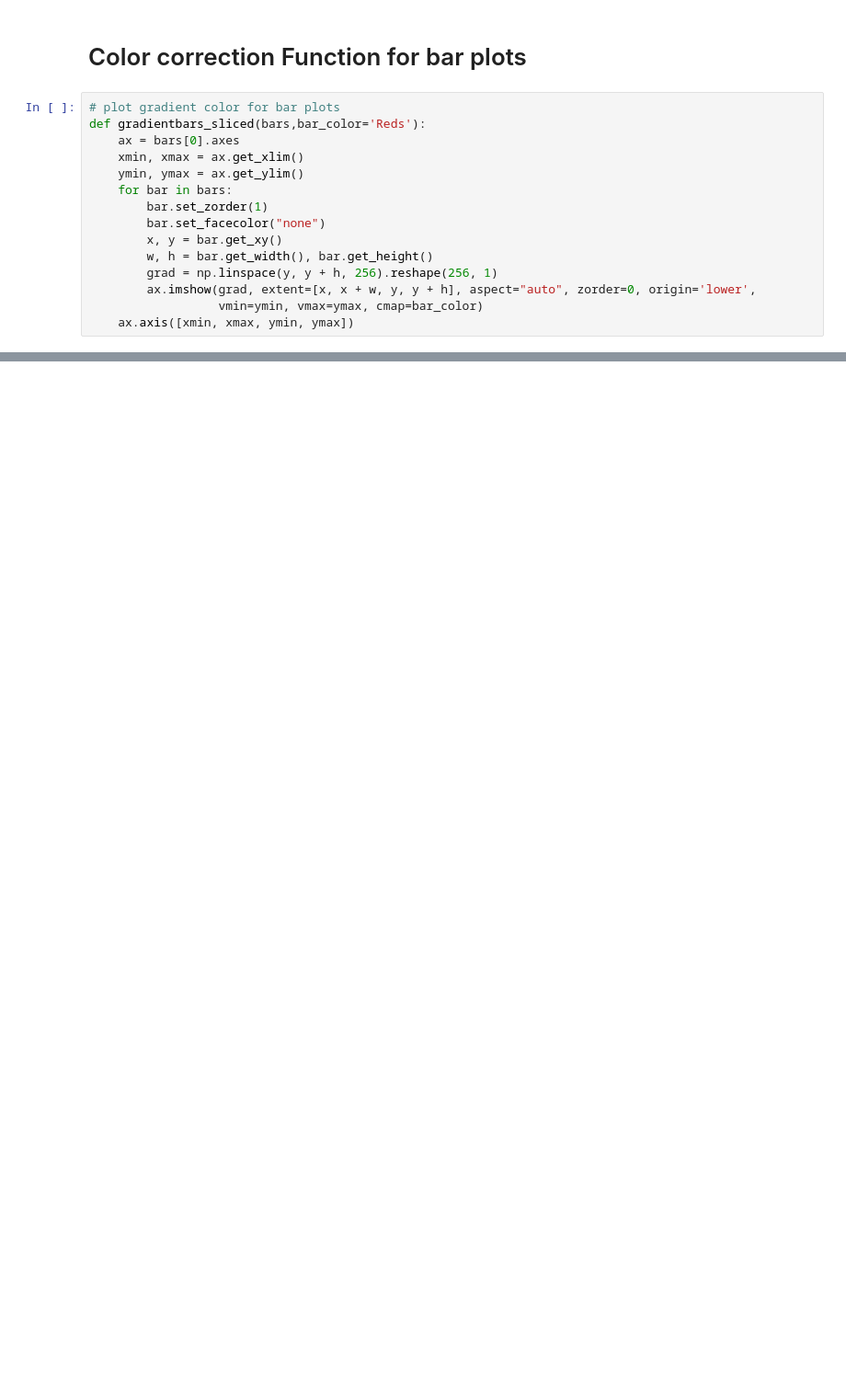
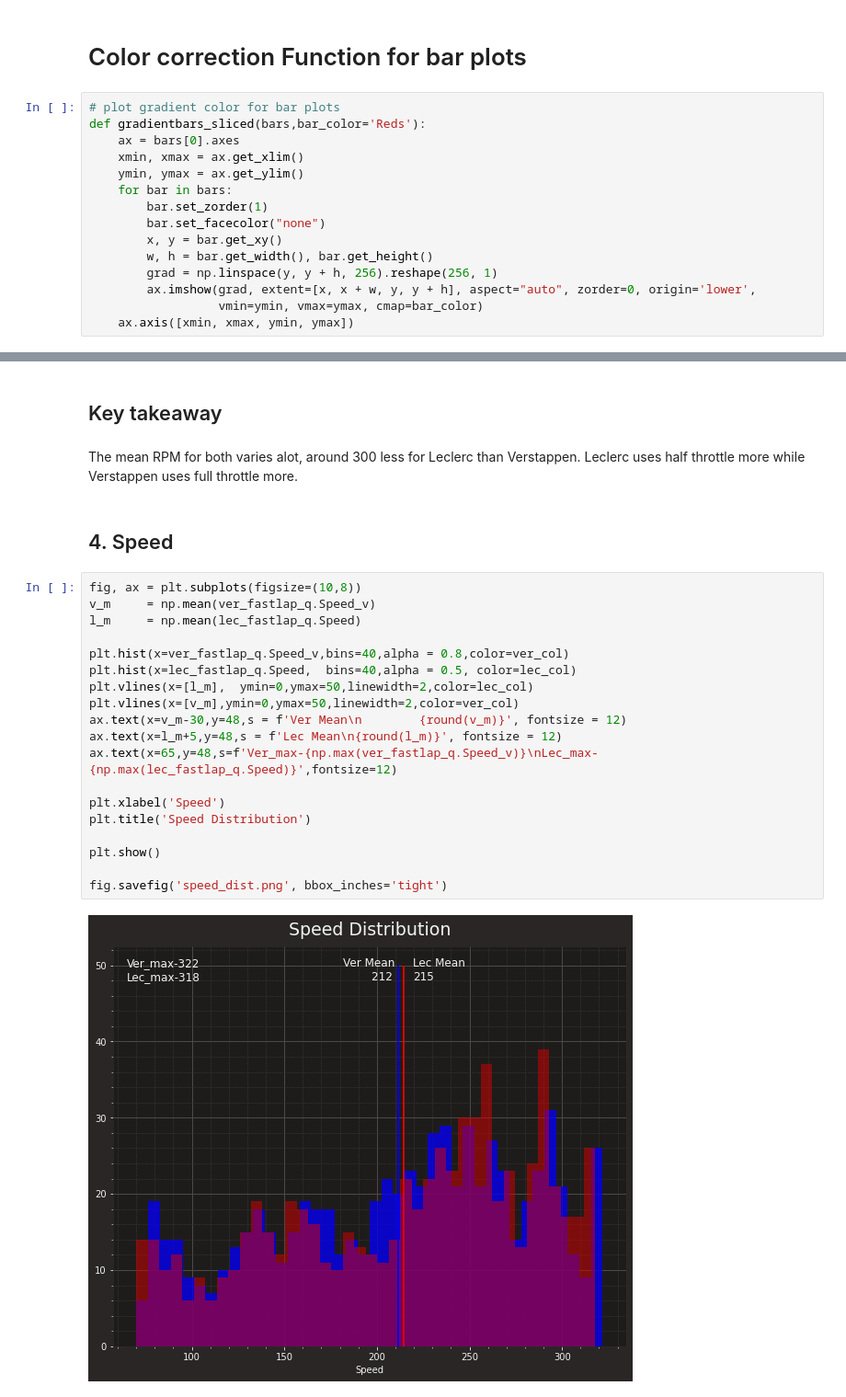
Before and after one commit to drax3/formula_1_visualized, a Jupyter notebook: ferrari_n_redbull_2022_bahrain_qualifying_visualized.ipynb, the cells around one changed output, grey strips where cells are left out. Shown at 92% size. Cells and saved outputs as stored; diff of their text form; blank space fills up the shorter version.

```diff
--- a/ferrari_n_redbull_2022_bahrain_qualifying_visualized.ipynb
+++ b/ferrari_n_redbull_2022_bahrain_qualifying_visualized.ipynb
@@ -445,0 +673,27 @@ TypeError: unsupported operand type(s) for -: 'NoneType' and 'int'
+# %% [markdown]
+## Key takeaway
+# %% [markdown]
+The mean RPM for both varies alot, around 300 less for Leclerc than Verstappen. Leclerc uses half throttle more while Verstappen uses full throttle more.
+# %% [markdown]
+## 4. Speed
+# %%
+fig, ax = plt.subplots(figsize=(10,8))
+v_m     = np.mean(ver_fastlap_q.Speed_v)
+l_m     = np.mean(lec_fastlap_q.Speed)
+
+plt.hist(x=ver_fastlap_q.Speed_v,bins=40,alpha = 0.8,color=ver_col)
+plt.hist(x=lec_fastlap_q.Speed,  bins=40,alpha = 0.5, color=lec_col)
+plt.vlines(x=[l_m],  ymin=0,ymax=50,linewidth=2,color=lec_col)
+plt.vlines(x=[v_m],ymin=0,ymax=50,linewidth=2,color=ver_col)
+ax.text(x=v_m-30,y=48,s = f'Ver Mean\n        {round(v_m)}', fontsize = 12)
+ax.text(x=l_m+5,y=48,s = f'Lec Mean\n{round(l_m)}', fontsize = 12)
+ax.text(x=65,y=48,s=f'Ver_max-{np.max(ver_fastlap_q.Speed_v)}\nLec_max-{np.max(lec_fastlap_q.Speed)}',fontsize=12)
+
+plt.xlabel('Speed')
+plt.title('Speed Distribution')
+
+plt.show()
+
+fig.savefig('speed_dist.png', bbox_inches='tight')
+# %% [output]
+[figure, added]
```
Also changed, not shown: parts of 41 cells of this notebook, 12 other files.
